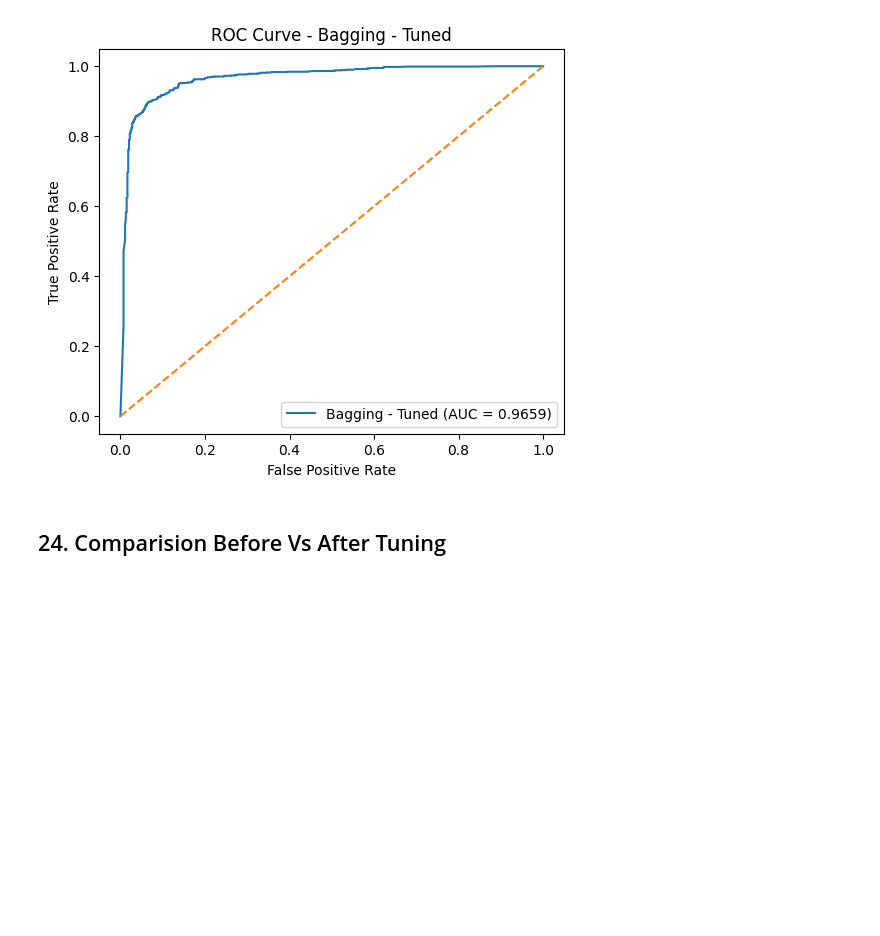
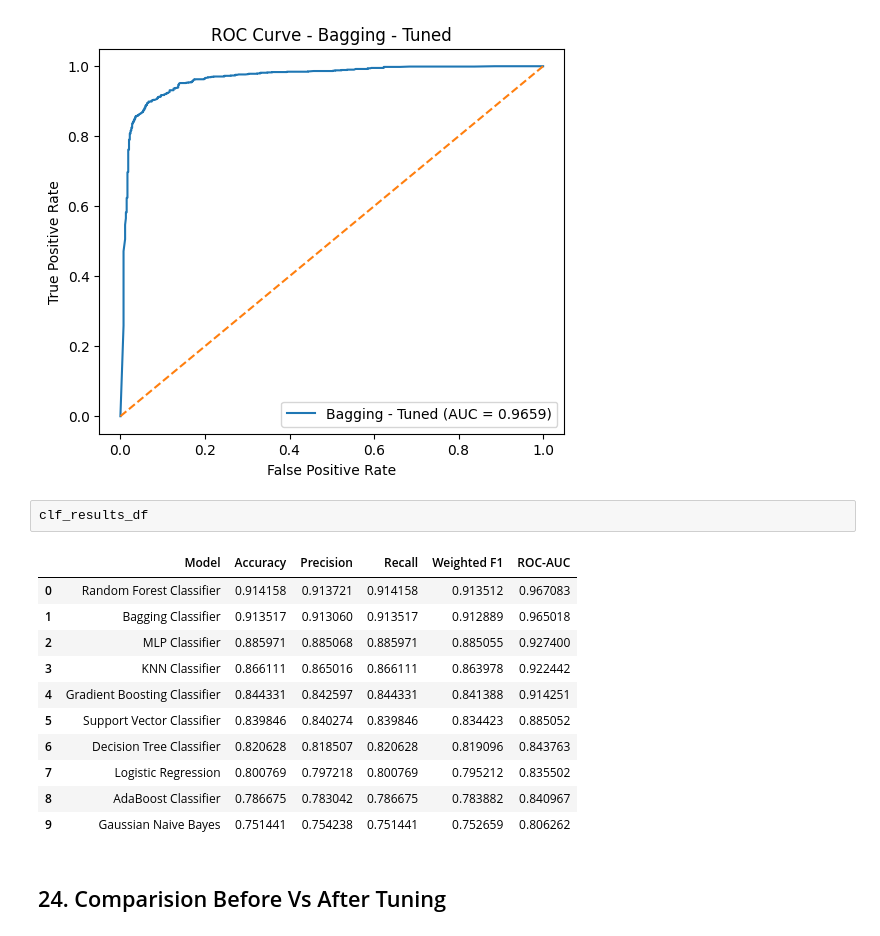
Before and after one commit to rishitkumar8/Business-Financial-Health-Credit-Risk-Intelligence-Platform, a Jupyter notebook: notebooks/classification.ipynb, the cells around one changed output. Drawn from its saved outputs; the diff is of its cells as text; blank space fills up the shorter version.

```diff
--- a/notebooks/classification.ipynb
+++ b/notebooks/classification.ipynb
@@ -523,6 +523,20 @@ Weighted Recall: 0.9192825112107623
 Weighted F1: 0.918756805751018
 ROC-AUC: 0.9659146098365409
 [figure]
+# %%
+clf_results_df
+# %% [output]
+|  | Model | Accuracy | Precision | Recall | Weighted F1 | ROC-AUC |
+| 0 | Random Forest Classifier | 0.914158 | 0.913721 | 0.914158 | 0.913512 | 0.967083 |
+| 1 | Bagging Classifier | 0.913517 | 0.913060 | 0.913517 | 0.912889 | 0.965018 |
+| 2 | MLP Classifier | 0.885971 | 0.885068 | 0.885971 | 0.885055 | 0.927400 |
+| 3 | KNN Classifier | 0.866111 | 0.865016 | 0.866111 | 0.863978 | 0.922442 |
+| 4 | Gradient Boosting Classifier | 0.844331 | 0.842597 | 0.844331 | 0.841388 | 0.914251 |
+| 5 | Support Vector Classifier | 0.839846 | 0.840274 | 0.839846 | 0.834423 | 0.885052 |
+| 6 | Decision Tree Classifier | 0.820628 | 0.818507 | 0.820628 | 0.819096 | 0.843763 |
+| 7 | Logistic Regression | 0.800769 | 0.797218 | 0.800769 | 0.795212 | 0.835502 |
+| 8 | AdaBoost Classifier | 0.786675 | 0.783042 | 0.786675 | 0.783882 | 0.840967 |
+| 9 | Gaussian Naive Bayes | 0.751441 | 0.754238 | 0.751441 | 0.752659 | 0.806262 |
 # %% [markdown]
 ## 24. Comparision Before Vs After Tuning
 # %%
```
Also changed, not shown: parts of 1 cell of this notebook, 1 other file.
